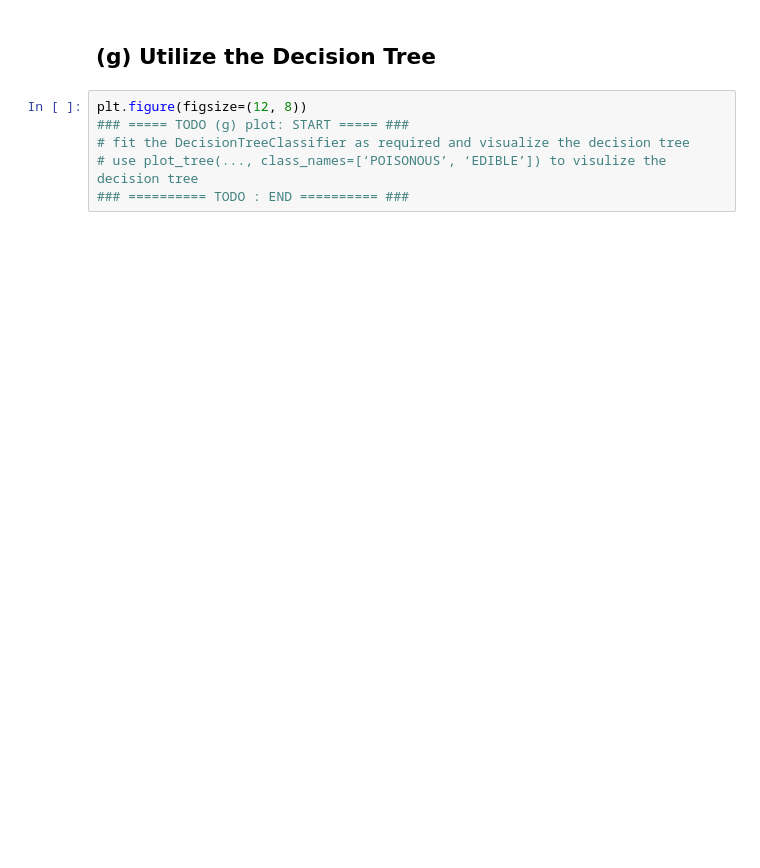
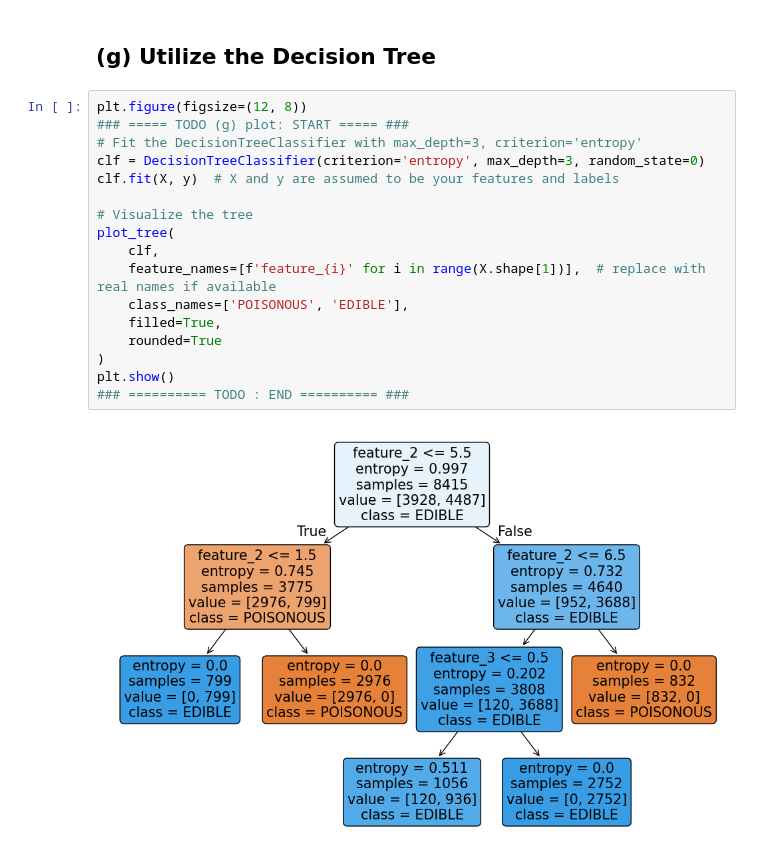
Before and after one commit to DysonLewis/ECEM146, a Jupyter notebook: hw1/M146_HW1.ipynb, the cells around one changed output. Saved outputs shown, nothing was run; the diff lists cells and outputs as text; blank space fills up the shorter version.

```diff
--- a/hw1/M146_HW1.ipynb
+++ b/hw1/M146_HW1.ipynb
@@ -542,11 +723,24 @@ print(f'PROBLEM_F_RESPONSE_2: {f1_score}')
 # %% [markdown]
 ## (g) Utilize the Decision Tree
-# %%
-plt.figure(figsize=(12, 8))
-### ===== TODO (g) plot: START ===== ###
-# fit the DecisionTreeClassifier as required and visualize the decision tree
-# use plot_tree(..., class_names=[‘POISONOUS’, ‘EDIBLE’]) to visulize the decision tree
-### ========== TODO : END ========== ###
+# %%
+plt.figure(figsize=(12, 8))
+### ===== TODO (g) plot: START ===== ###
+# Fit the DecisionTreeClassifier with max_depth=3, criterion='entropy'
+clf = DecisionTreeClassifier(criterion='entropy', max_depth=3, random_state=0)
+clf.fit(X, y)  # X and y are assumed to be your features and labels
+
+# Visualize the tree
+plot_tree(
+    clf,
+    feature_names=[f'feature_{i}' for i in range(X.shape[1])],  # replace with real names if available
+    class_names=['POISONOUS', 'EDIBLE'],
+    filled=True,
+    rounded=True
+)
+plt.show()
+### ========== TODO : END ========== ###
+# %% [output]
+[figure, added]
 # %%
 def problem_g_solution():
     """
```
Also changed, not shown: parts of 22 cells of this notebook.
